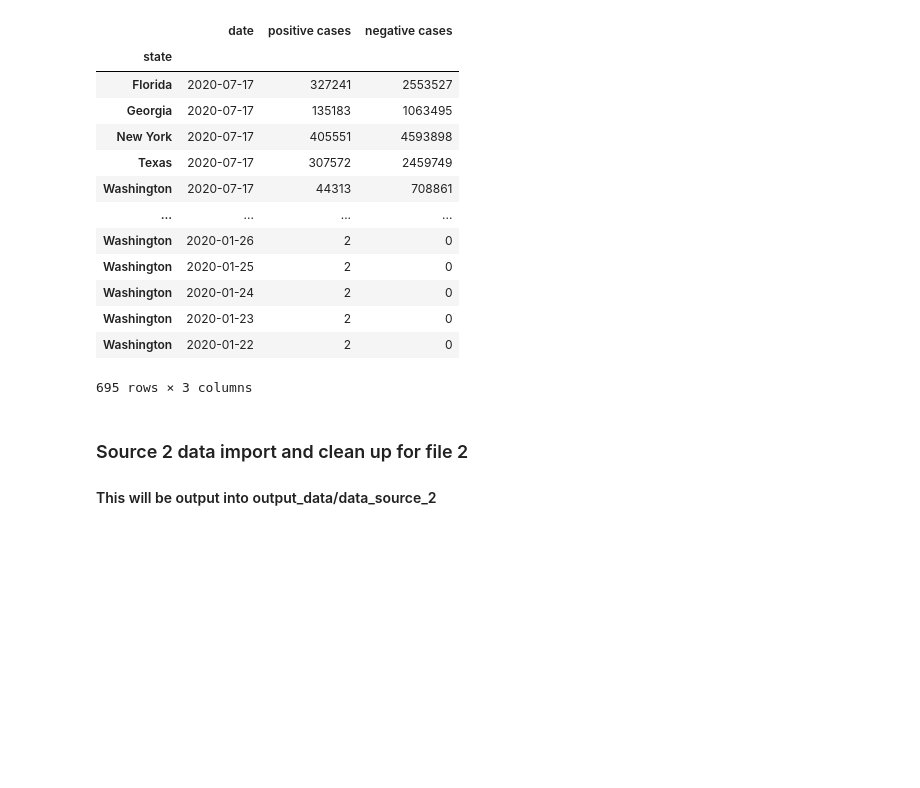
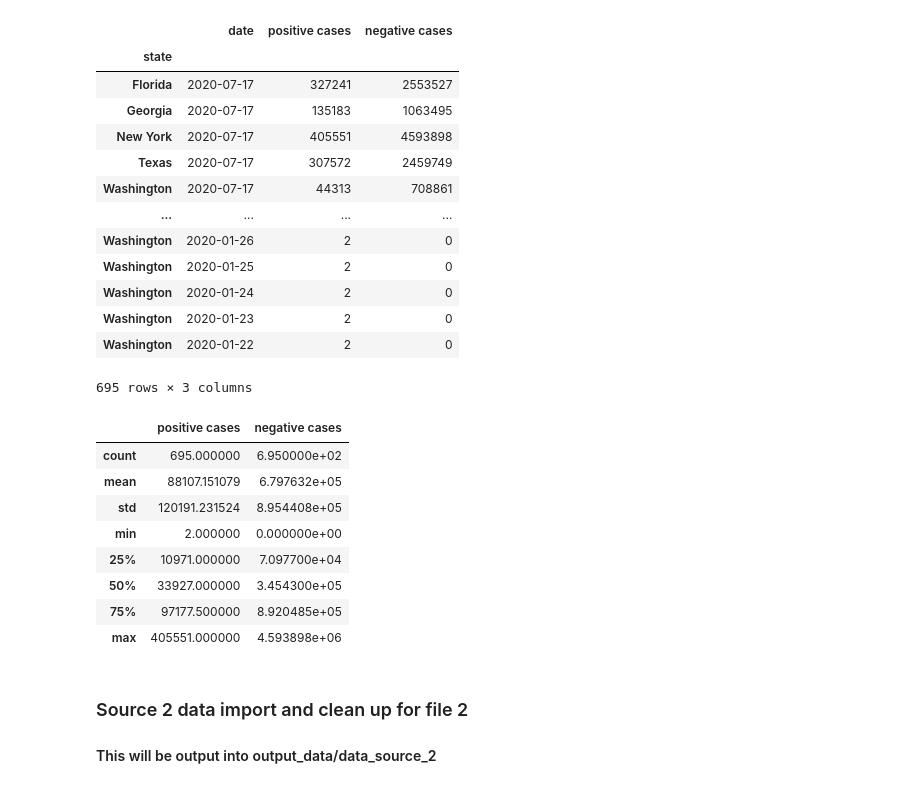
Before and after one commit to Emily-Keymon/Group-Project, a Jupyter notebook: Covid-19 Data Exploration and Cleanup.ipynb, the cells around one changed output. Drawn from its saved outputs; the diff is of its cells as text; code cells hidden in the pictures; blank space fills up the shorter version.

```diff
--- a/Covid-19 Data Exploration and Cleanup.ipynb
+++ b/Covid-19 Data Exploration and Cleanup.ipynb
@@ -208,6 +208,19 @@ state_name_df
 | Washington | 2020-01-23 | 2 | 0 |
 | Washington | 2020-01-22 | 2 | 0 |
 695 rows × 3 columns
+# %%
+# Source 1 summary
+state_name_df.describe()
+# %% [output]
+|  | positive cases | negative cases |
+| count | 695.000000 | 6.950000e+02 |
+| mean | 88107.151079 | 6.797632e+05 |
+| std | 120191.231524 | 8.954408e+05 |
+| min | 2.000000 | 0.000000e+00 |
+| 25% | 10971.000000 | 7.097700e+04 |
+| 50% | 33927.000000 | 3.454300e+05 |
+| 75% | 97177.500000 | 8.920485e+05 |
+| max | 405551.000000 | 4.593898e+06 |
 # %%
 #Save to csv file
 state_name_df.to_csv('output_data/data_source_1.csv')
```
Also changed, not shown: parts of 6 cells of this notebook.
